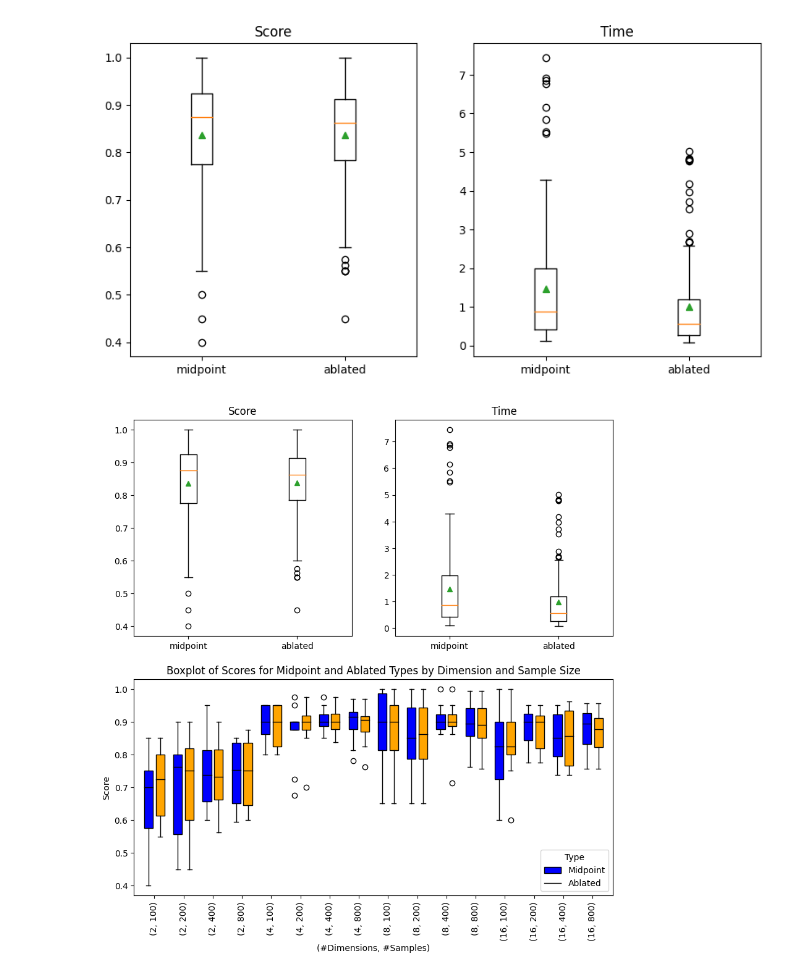
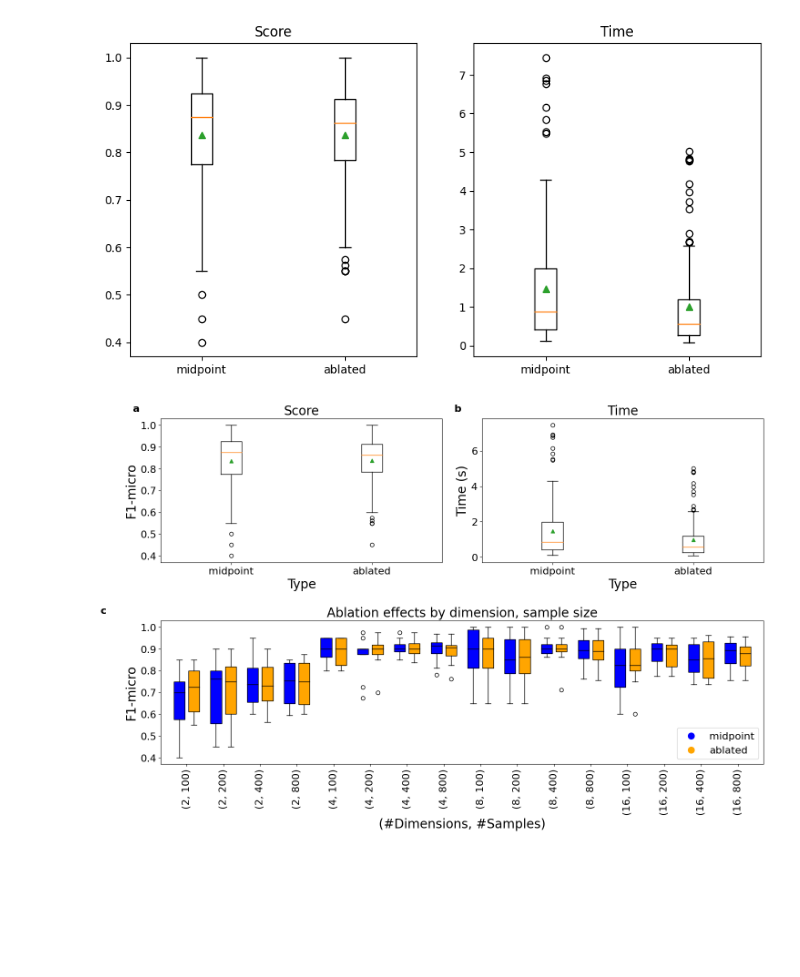
Before and after one commit to pchlenski/hyperdt, a Jupyter notebook: notebooks/34_ablations.ipynb, the cells around one changed output. Drawn from its saved outputs; the diff is of its cells as text; code cells hidden in the pictures; blank space fills up the shorter version.

```diff
--- a/notebooks/34_ablations.ipynb
+++ b/notebooks/34_ablations.ipynb
@@ -17,6 +17,15 @@ from sklearn.metrics import f1_score
 
 from hyperdt.toy_data import wrapped_normal_mixture
 from hyperdt.forest import HyperbolicRandomForestClassifier
+# %%
+# Matplotlib settings
+
+plt.rcParams.update({"font.size": 20})
+plt.rc("axes", titlesize=20)
+plt.rc("axes", labelsize=20)
+plt.rc("xtick", labelsize=16)
+plt.rc("ytick", labelsize=16)
+plt.rc("legend", fontsize=16)
 # %%
 results = pd.DataFrame(columns=["n_dim", "n_samples", "trial", "midpoint", "score", "time"])
 
@@ -116,7 +125,7 @@ plt.show()
 [figure]
 # %%
 # Ablations: grouped by dim, samples
-fig, ax = plt.subplot_mosaic("ab;cc", figsize=(10, 10))
+fig, ax = plt.subplot_mosaic("ab;cc", figsize=(15, 10))
 
 # Boxplot: score, aggregated
 ax["a"].set_title("Score")
@@ -150,34 +159,58 @@ for n_dim in n_dims:
         midpoint_scores = midpoint_scores[midpoint_scores["n_samples"] == n_sample]
         midpoint_scores = midpoint_scores["score"]
 
         ablated_scores = ablated_data[ablated_data["n_dim"] == n_dim]
         ablated_scores = ablated_scores[ablated_scores["n_samples"] == n_sample]
         ablated_scores = ablated_scores["score"]
 
         # Position for the box plots
         pos = len(n_samples) * (n_dims.tolist().index(n_dim)) + n_samples.tolist().index(n_sample)
 
         # Drawing the box plots
         bp = ax["c"].boxplot(
             [midpoint_scores, ablated_scores], positions=[pos - 0.2, pos + 0.2], widths=0.3, patch_artist=True
         )
 
         # Setting colors for the two types
         colors = ["blue", "orange"]
         for patch, color in zip(bp["boxes"], colors):
             patch.set_facecolor(color)
 
         # Set median colors
         for median in bp["medians"]:
             median.set(color="black", linewidth=1)
 
+# Add letter labels
+for letter in ["a", "b", "c"]:
+    ax[letter].text(
+        -0.1,
+        1.1,
+        letter,
+        transform=ax[letter].transAxes,
+        fontsize=16,
+        fontweight="bold",
+        va="top",
+    )
+
 # Customizing the axes
+ax["a"].set_ylabel("F1-micro")
+ax["a"].set_xlabel("Type")
+ax["b"].set_ylabel("Time (s)")
+ax["b"].set_xlabel("Type")
 ax["c"].set_xticks(range(len(n_dims) * len(n_samples)))
 ax["c"].set_xticklabels([f"({dim}, {sample})" for dim in n_dims for sample in n_samples], rotation=90)
 ax["c"].set_xlabel("(#Dimensions, #Samples)")
-ax["c"].set_ylabel("Score")
-ax["c"].set_title("Boxplot of Scores for Midpoint and Ablated Types by Dimension and Sample Size")
-plt.legend(["Midpoint", "Ablated"], title="Type")
+ax["c"].set_ylabel("F1-micro")
+ax["c"].set_title("Ablation effects by dimension, sample size")
+
+# Custom legend
+patches = [
+    plt.plot([], [], marker="o", ms=10, ls="", mec=None, color=colors[i], label="{:s}".format(ty))[0]
+    for i, ty in enumerate(["midpoint", "ablated"])
+]
+ax["c"].legend(handles=patches)
+
+plt.tight_layout()
 plt.show()
 # %% [output]
-[figure, old version]
+[figure, new version]
```
Also changed, not shown: 1 other file.
